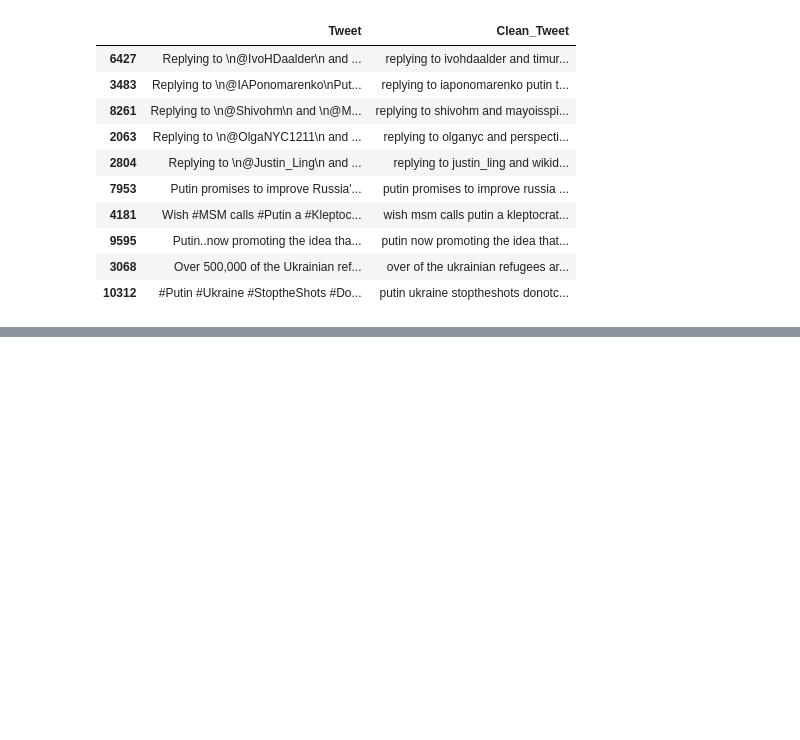
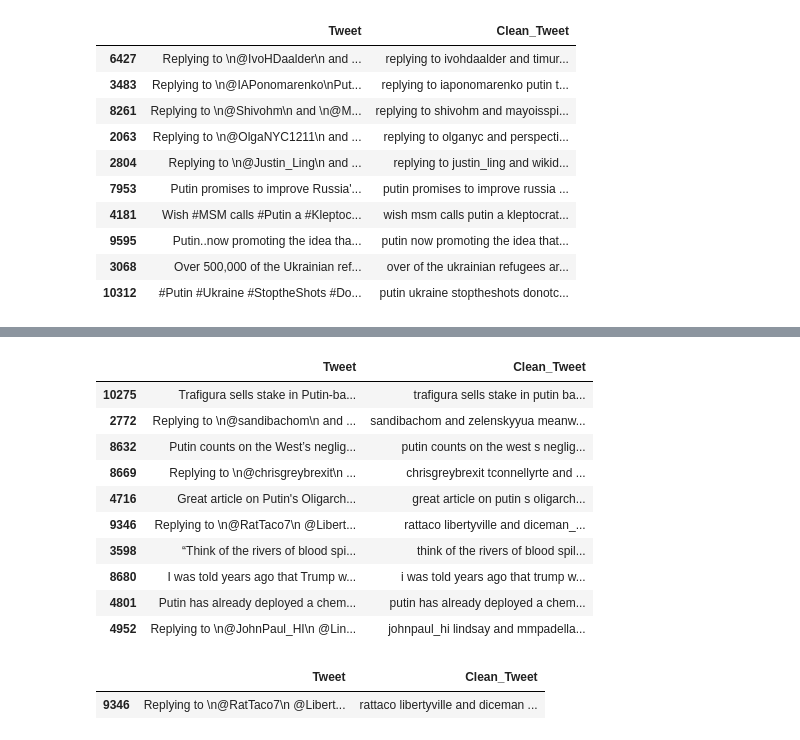
Before and after one commit to martina-nu/Proyecto-Final-ML, a Jupyter notebook: src/explore.ipynb, the cells around one changed output, grey strips where cells are left out. Drawn from its saved outputs; the diff is of its cells as text; code cells hidden in the pictures; blank space fills up the shorter version.

```diff
--- a/src/explore.ipynb
+++ b/src/explore.ipynb
@@ -423,0 +460,15 @@ df_interim_p[['Tweet', 'Clean_Tweet']].sample(10)
+# %%
+df_interim_p['Clean_Tweet'] = df_interim_p['Clean_Tweet'].str.replace('replying to ', '')
+df_interim_p[['Tweet', 'Clean_Tweet']].sample(10)
+# %% [output]
+|  | Tweet | Clean_Tweet |
+| 10275 | Trafigura sells stake in Putin-ba... | trafigura sells stake in putin ba... |
+| 2772 | Replying to \n@sandibachom\n and ... | sandibachom and zelenskyyua meanw... |
+| 8632 | Putin counts on the West’s neglig... | putin counts on the west s neglig... |
+| 8669 | Replying to \n@chrisgreybrexit\n ... | chrisgreybrexit tconnellyrte and ... |
+| 4716 | Great article on Putin's Oligarch... | great article on putin s oligarch... |
+| 9346 | Replying to \n@RatTaco7\n @Libert... | rattaco libertyville and diceman_... |
+| 3598 | “Think of the rivers of blood spi... | think of the rivers of blood spil... |
+| 8680 | I was told years ago that Trump w... | i was told years ago that trump w... |
+| 4801 | Putin has already deployed a chem... | putin has already deployed a chem... |
+| 4952 | Replying to \n@JohnPaul_HI\n @Lin... | johnpaul_hi lindsay and mmpadella... |
@@ -423,0 +478,6 @@ df_interim_p[['Tweet', 'Clean_Tweet']].sample(10)
+# %%
+df_interim_p['Clean_Tweet'] = df_interim_p['Clean_Tweet'].apply(no_symbol)
+df_interim_p[['Tweet', 'Clean_Tweet']].iloc[[9346]]
+# %% [output]
+|  | Tweet | Clean_Tweet |
+| 9346 | Replying to \n@RatTaco7\n @Libert... | rattaco libertyville and diceman ... |
```
Also changed, not shown: parts of 6 cells of this notebook.
